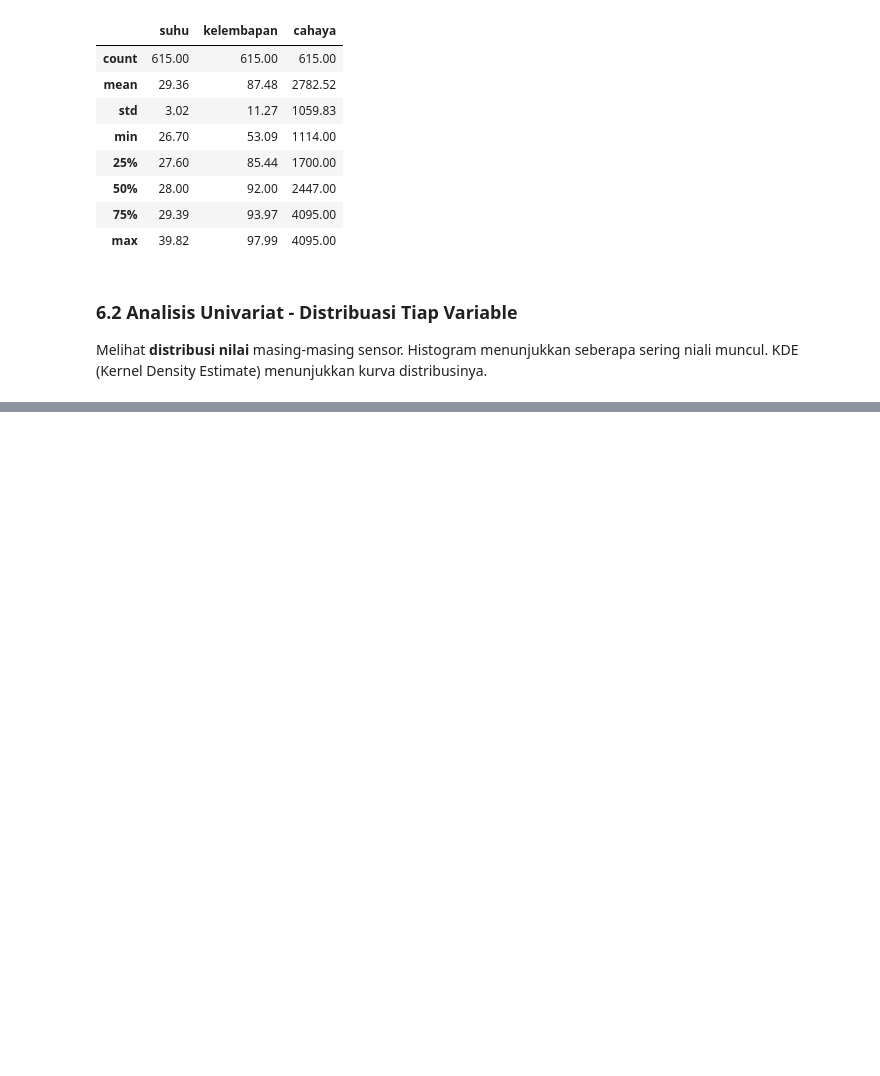
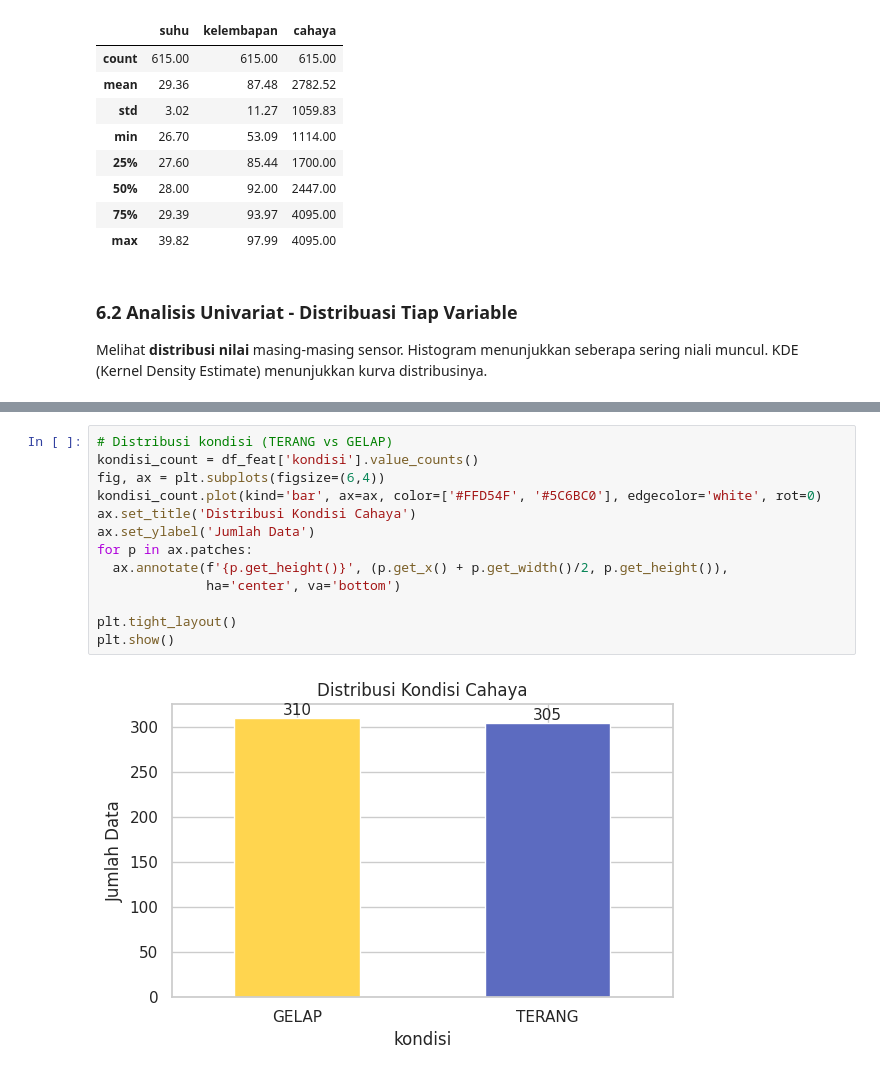
Before and after one commit to delafajarmulia/suhu-detector-ai, a Jupyter notebook: weather_analysis_1.ipynb, the cells around one changed output, grey strips where cells are left out. Saved outputs shown, nothing was run; the diff lists cells and outputs as text; blank space fills up the shorter version.

```diff
--- a/weather_analysis_1.ipynb
+++ b/weather_analysis_1.ipynb
@@ -391,0 +398,15 @@ Melihat **distribusi nilai** masing-masing sensor. Histogram menunjukkan seberap
+# %%
+# Distribusi kondisi (TERANG vs GELAP)
+kondisi_count = df_feat['kondisi'].value_counts()
+fig, ax = plt.subplots(figsize=(6,4))
+kondisi_count.plot(kind='bar', ax=ax, color=['#FFD54F', '#5C6BC0'], edgecolor='white', rot=0)
+ax.set_title('Distribusi Kondisi Cahaya')
+ax.set_ylabel('Jumlah Data')
+for p in ax.patches:
+  ax.annotate(f'{p.get_height()}', (p.get_x() + p.get_width()/2, p.get_height()),
+              ha='center', va='bottom')
+
+plt.tight_layout()
+plt.show()
+# %% [output]
+[figure, added]
```
Also changed, not shown: parts of 2 cells of this notebook.
